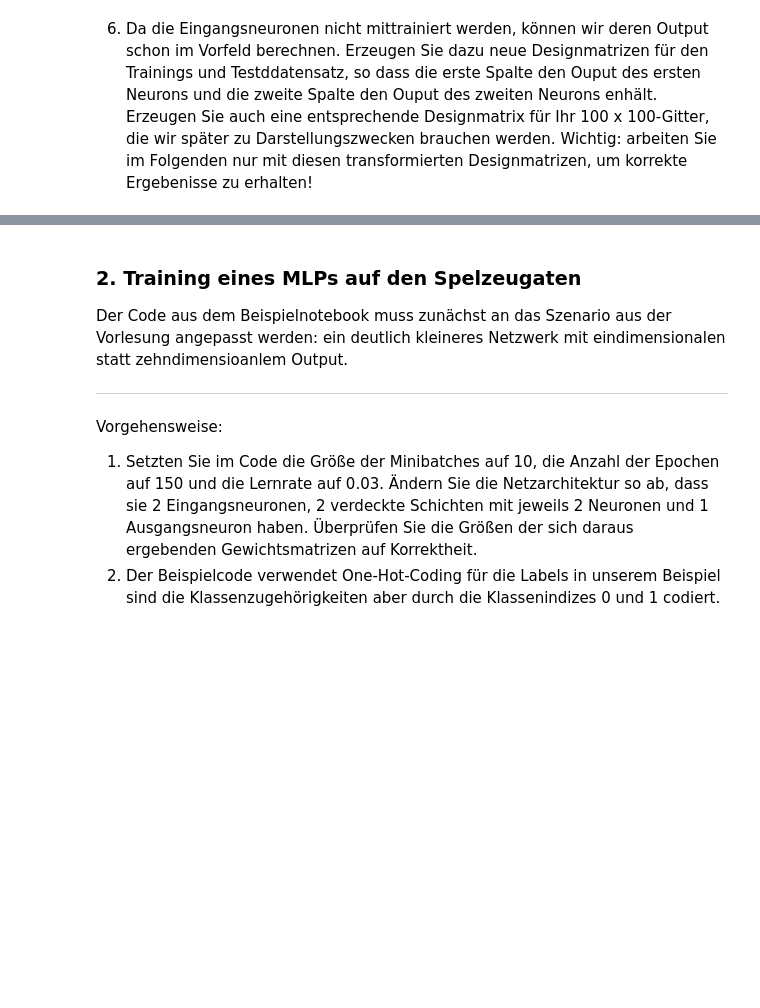
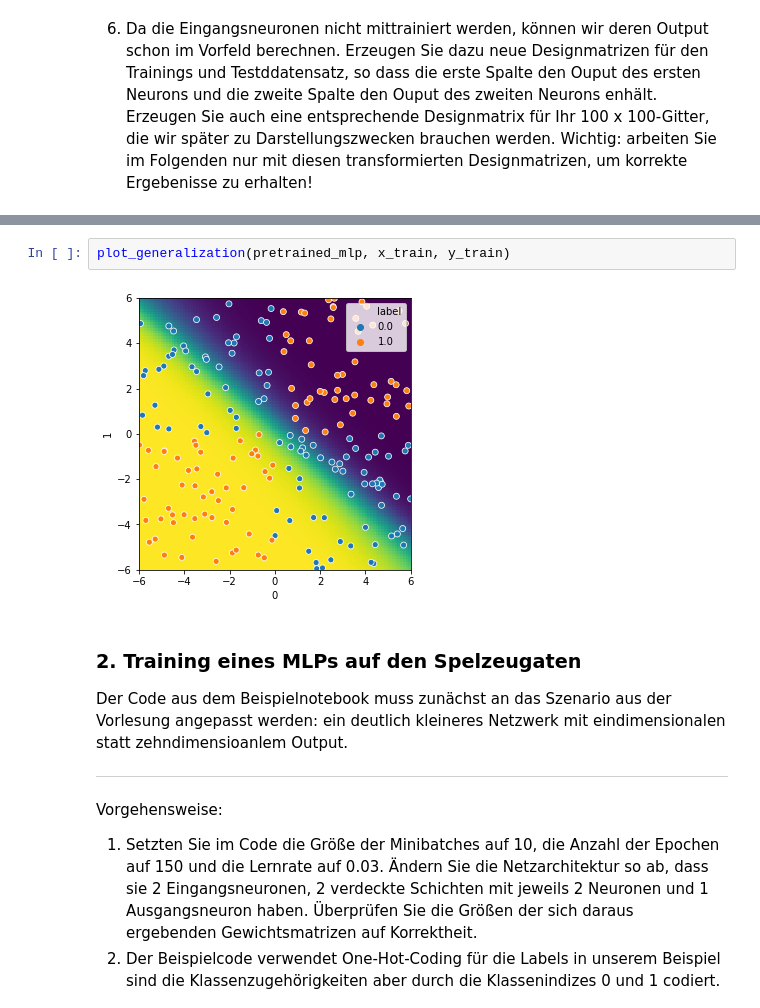
Before and after one commit to ExLeonem/DL-WS1920, a Jupyter notebook: notebooks/AB_1.ipynb, the cells around one changed output, grey strips where cells are left out. Cells and saved outputs as stored; diff of their text form; blank space fills up the shorter version.

```diff
--- a/notebooks/AB_1.ipynb
+++ b/notebooks/AB_1.ipynb
@@ -268,3 +313,7 @@ grid.shape
+# %%
+plot_generalization(pretrained_mlp, x_train, y_train)
+# %% [output]
+[figure, added]
 # %% [markdown]
 ### 2. Training eines MLPs auf den Spelzeugaten
 Der Code aus dem Beispielnotebook muss zunächst an das Szenario aus der Vorlesung angepasst werden: ein deutlich kleineres Netzwerk mit eindimensionalen statt zehndimensioanlem Output.
```
Also changed, not shown: parts of 36 cells of this notebook, 1 other file.
